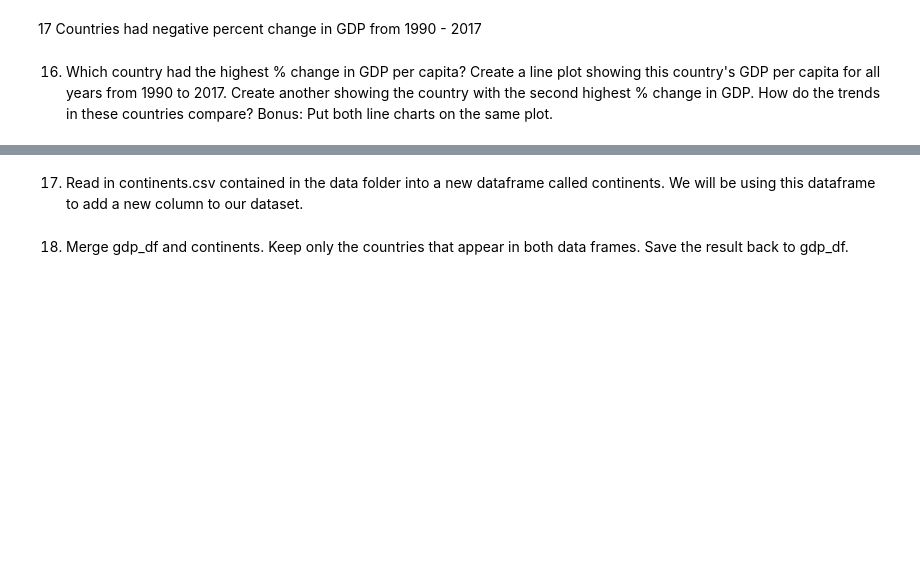
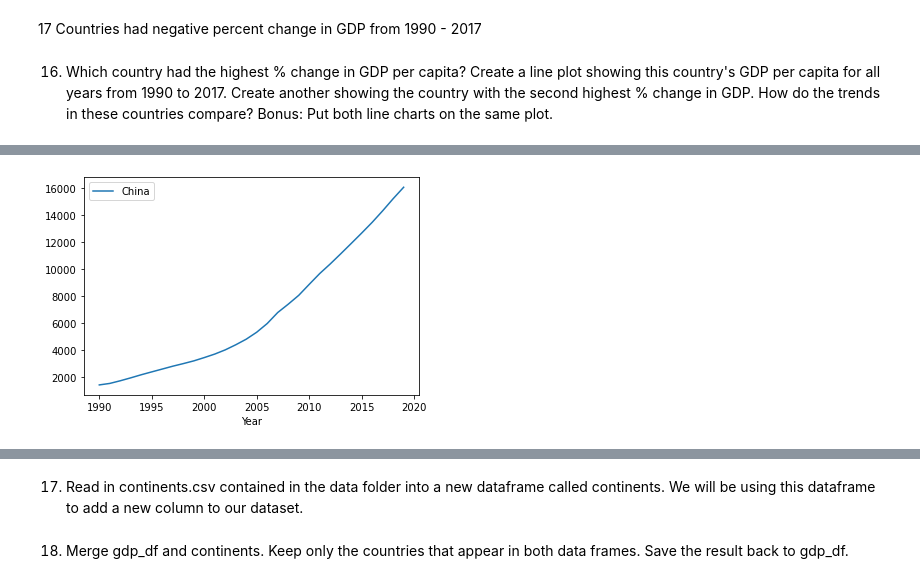
Before and after one commit to nss-data-science-cohort-6/un_data_question-jeffreyreeve, a Jupyter notebook: notebooks/UN_Data_Exploration.ipynb, the cells around one changed output, grey strips where cells are left out. Saved outputs shown, nothing was run; the diff lists cells and outputs as text; code cells hidden in the pictures; blank space fills up the shorter version.

```diff
--- a/notebooks/UN_Data_Exploration.ipynb
+++ b/notebooks/UN_Data_Exploration.ipynb
@@ -241,0 +261,4 @@ gdp_pivoted.nlargest(1, 'Percent_Change')
+# %%
+gdp_df[gdp_df['Country'] == second_pc].plot(x = 'Year', y = 'GDP_Per_Capita', label = second_pc);
+# %% [output]
+[figure, added]
```
Also changed, not shown: parts of 161 cells of this notebook.
